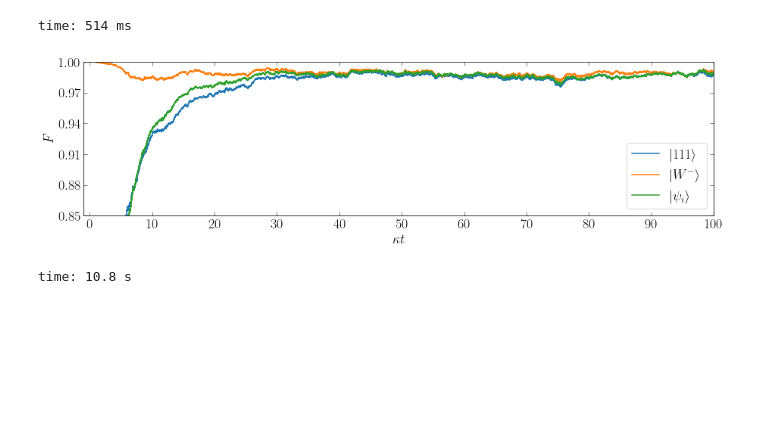
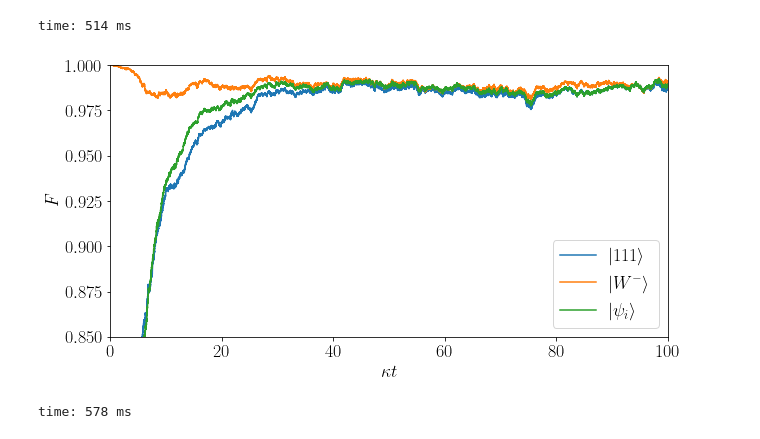
Before and after one commit to dvelozad/qt-unraveling-python, a Jupyter notebook: examples/example_4/Huang_PRA_88_2013.ipynb, the cells around one changed output. Saved outputs shown, nothing was run; the diff lists cells and outputs as text; code cells hidden in the pictures; blank space fills up the shorter version.

```diff
--- a/examples/example_4/Huang_PRA_88_2013.ipynb
+++ b/examples/example_4/Huang_PRA_88_2013.ipynb
@@ -6,14 +6,13 @@ This article proposes a feedback implementation for the production of W qubit st
 from scipy.integrate import solve_ivp
 import matplotlib.pyplot as plt
 import numpy as np
-import qt_unraveling as qtr
+import sys
+sys.path.insert(1,'../../')
+import q_trajectories as qtr
 
-import matplotlib
-matplotlib.rcParams.update({
-    'font.family': 'serif',
-    'text.usetex': True,
-    'pgf.rcfonts': False,
-})
+plt.rcParams['text.usetex'] = True
+plt.rcParams.update({'font.size': 18})
+plt.rcParams['figure.figsize'] = [10,5]
 
 %load_ext autotime
 %load_ext line_profiler
@@ -218,30 +225,18 @@ np.save('data/data_w_.npy', np.array([t, fid]))
 # %% [output]
 time: 514 ms
 # %%
-plt.rcParams.update({'font.size': 18})
-fig, axs = plt.subplots(nrows=1, ncols=1)
-fig.set_size_inches(w=13, h=4)
-
 data0 = np.load('data/data_111.npy')
 data1 = np.load('data/data_w_.npy')
 data2 = np.load('data/data_psi.npy')
-axs.set_xlabel(r'$\kappa t$')
-axs.set_ylabel(r'$F$')
-axs.plot(data0[0], data0[1], label = r'$| 1 1 1 \rangle$')
-axs.plot(data1[0], data1[1], label = r'$| W^{-} \rangle$')
-axs.plot(data2[0], data2[1], label = r'$| \psi_i \rangle$')
-axs.set_ylim(0.85,1)
-axs.set_xlim(-1,100)
-
-axs.tick_params(axis='both', which = 'major', reset = True, direction='in', length = 5, width=0.5, colors='black', grid_color='grey', grid_alpha=0.3)
-axs.tick_params(axis='both', which = 'minor', reset = True, direction='in', length = 3, width=0.5, colors='black', grid_color='grey', grid_alpha=0.3)
-
-axs.yaxis.set_ticks(np.linspace(0.85,1,6))
-axs.xaxis.set_ticks(np.linspace(0,100,11))
-
-axs.legend()
-plt.tight_layout()
+plt.xlabel(r'$\kappa t$')
+plt.ylabel(r'$F$')
+plt.plot(data0[0], data0[1], label = r'$| 1 1 1 \rangle$')
+plt.plot(data1[0], data1[1], label = r'$| W^{-} \rangle$')
+plt.plot(data2[0], data2[1], label = r'$| \psi_i \rangle$')
+plt.ylim(0.85,1)
+plt.xlim(0,100)
+plt.legend()
 plt.show()
 # %% [output]
-[figure, old version]
+[figure, new version]
-time: 10.8 s
+time: 578 ms
```
Also changed, not shown: parts of 3 cells of this notebook, 24 other files.
